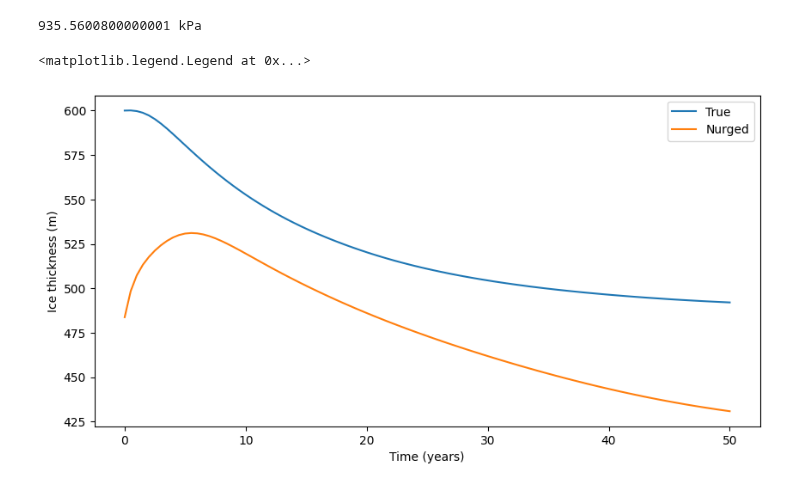
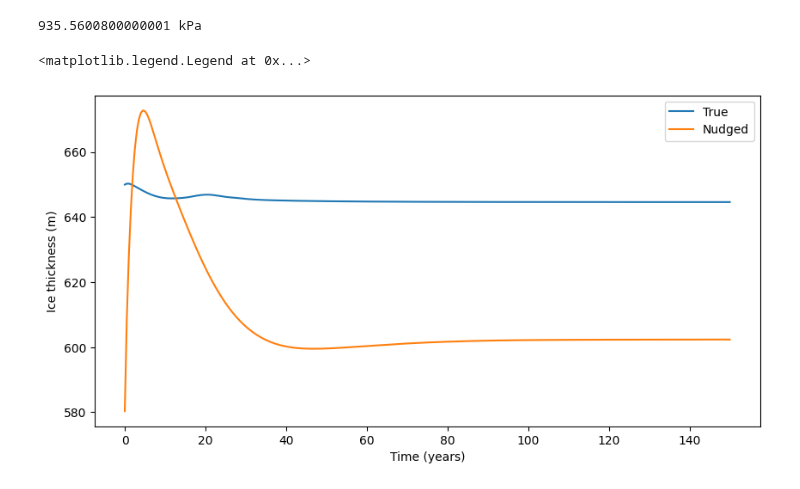
Before and after one commit to KYANJO/Data_assimilation_project, a Jupyter notebook: bin/synthetic_ice_stream_da.ipynb, the cells around one changed output. Cells and saved outputs as stored; diff of their text form; code cells hidden in the pictures.

```diff
--- a/bin/synthetic_ice_stream_da.ipynb
+++ b/bin/synthetic_ice_stream_da.ipynb
@@ -26,7 +26,7 @@ firedrake:WARNING OMP_NUM_THREADS is not set or is set to a value greater than 1
 # Lx, Ly = 50e3, 12e3
 # nx, ny = 48, 32
 Lx, Ly = 50e2, 12e2
-nx, ny = 12, 8
+nx, ny = 24, 16
 mesh = firedrake.RectangleMesh(nx, ny, Lx, Ly)
 
 Q = firedrake.FunctionSpace(mesh, "CG", 2)
@@ -124,7 +124,7 @@ u = u0.copy(deepcopy=True)
 935.5600800000001 kPa
 # %%
 # set variables and parameters
-num_years = 50
+num_years = 150
 # dt = 2.0
 # num_timesteps = int(num_years / dt)
 timesteps_per_year = 2
@@ -191,37 +191,37 @@ from icepack_model.run_icepack_da import initialize_ensemble
 
 # add and entry to kwargs disctionery
 kwargs["h_nurge_ic"] = 100
-kwargs["u_nurge_ic"] = 5.0
-kwargs["nurged_entries"] = 100
+kwargs["u_nurge_ic"] = 10
+kwargs["nurged_entries"] = 350
 kwargs["a"] = a_p # nurged accumulation
 statevec_bg, statevec_ens, statevec_ens_mean, statevec_ens_full = initialize_ensemble(solver, statevec_bg, statevec_ens, statevec_ens_mean, statevec_ens_full, params,**kwargs)
 # %%
 # Run nurged model with out assimilation
 # --- wrong state ---
 sys.path.insert(0,'../src/models')
 from icepack_model.run_icepack_da import generate_nurged_state
 
 statevec_nurged = np.zeros([params["nd"],params["nt"]+1])
 solver = solver_weertman
 
 statevec_nurged = generate_nurged_state(solver,statevec_nurged,params,**kwargs)
 
 # plot the true and nurged state
 htrue = statevec_true[:hdim,:]
 hnurge = statevec_nurged[:hdim,:]
 h_indx = htrue.shape[1]//2
 h_true = htrue[h_indx,:]
 h_nurged = hnurge[h_indx,:]
 
 plt.figure(figsize=(10,5))
 plt.plot(t,h_true,label='True')
-plt.plot(t,h_nurged,label='Nurged')
+plt.plot(t,h_nurged,label='Nudged')
 plt.xlabel('Time (years)')
 plt.ylabel('Ice thickness (m)')
 plt.legend()
 # %% [output]
 <matplotlib.legend.Legend at 0x...>
-[figure, old version]
+[figure, new version]
 # %%
 # --- Run the model with Data Assimilation ---
 sys.path.insert(0,'../src/run_model_da')
```
Also changed, not shown: parts of 6 cells of this notebook.
